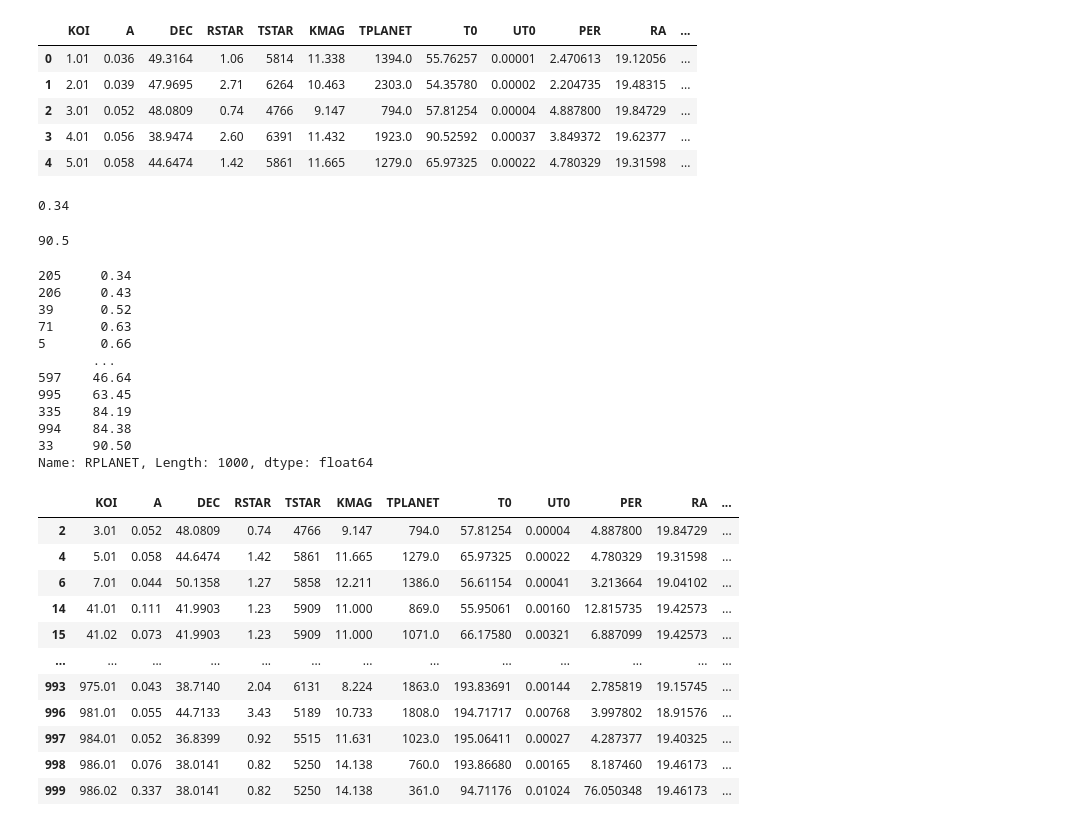
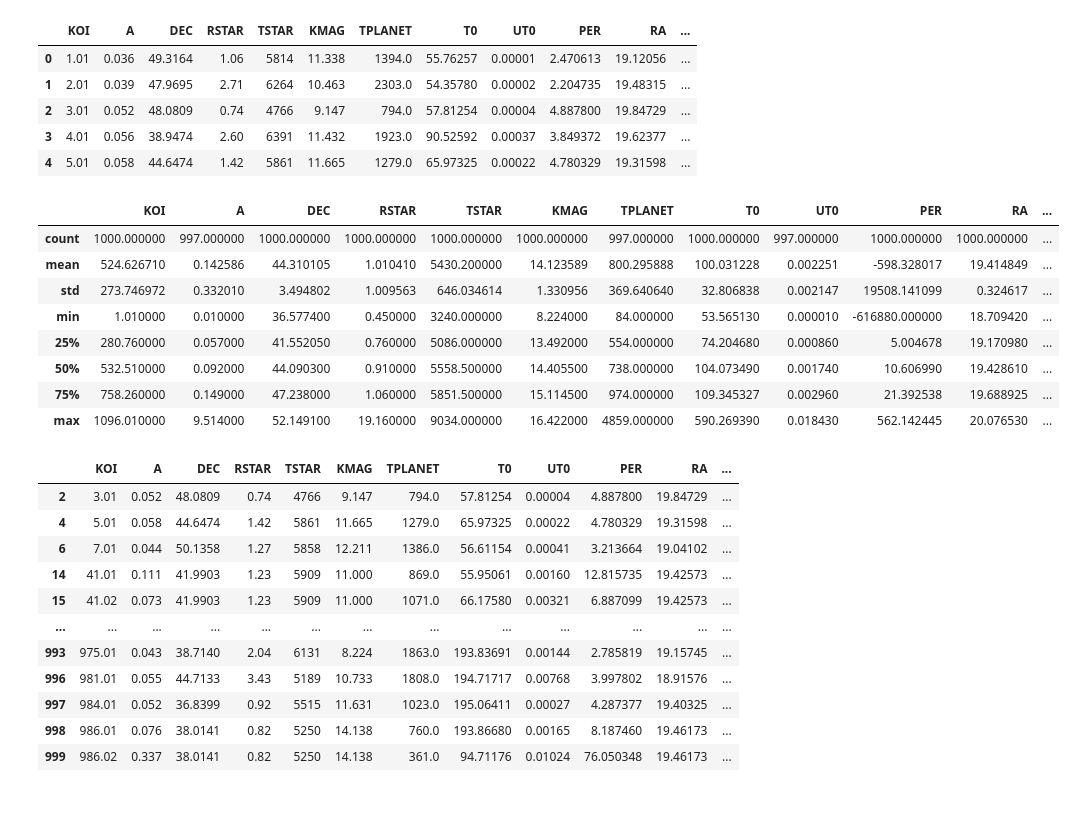
Before and after one commit to suartDS/dash_exoplanet_analysis, a Jupyter notebook: jupyter.ipynb, the cells around one changed output. Drawn from its saved outputs; the diff is of its cells as text; code cells hidden in the pictures.

```diff
--- a/jupyter.ipynb
+++ b/jupyter.ipynb
@@ -18,32 +17,21 @@ df.head()
 | 2 | 3.01 | 0.052 | 48.0809 | 0.74 | 4766 | 9.147 | 794.0 | 57.81254 | 0.00004 | 4.887800 | 19.84729 | ... |
 | 3 | 4.01 | 0.056 | 38.9474 | 2.60 | 6391 | 11.432 | 1923.0 | 90.52592 | 0.00037 | 3.849372 | 19.62377 | ... |
 | 4 | 5.01 | 0.058 | 44.6474 | 1.42 | 5861 | 11.665 | 1279.0 | 65.97325 | 0.00022 | 4.780329 | 19.31598 | ... |
-# %%
-min(df.RPLANET)
-# %% [output]
-0.34
-# %%
-max(df.RPLANET)
-# %% [output]
-90.5
+# %%
+df.describe()
+# %% [output]
+|  | KOI | A | DEC | RSTAR | TSTAR | KMAG | TPLANET | T0 | UT0 | PER | RA | ... |
+| count | 1000.000000 | 997.000000 | 1000.000000 | 1000.000000 | 1000.000000 | 1000.000000 | 997.000000 | 1000.000000 | 997.000000 | 1000.000000 | 1000.000000 | ... |
+| mean | 524.626710 | 0.142586 | 44.310105 | 1.010410 | 5430.200000 | 14.123589 | 800.295888 | 100.031228 | 0.002251 | -598.328017 | 19.414849 | ... |
+| std | 273.746972 | 0.332010 | 3.494802 | 1.009563 | 646.034614 | 1.330956 | 369.640640 | 32.806838 | 0.002147 | 19508.141099 | 0.324617 | ... |
+| min | 1.010000 | 0.010000 | 36.577400 | 0.450000 | 3240.000000 | 8.224000 | 84.000000 | 53.565130 | 0.000010 | -616880.000000 | 18.709420 | ... |
+| 25% | 280.760000 | 0.057000 | 41.552050 | 0.760000 | 5086.000000 | 13.492000 | 554.000000 | 74.204680 | 0.000860 | 5.004678 | 19.170980 | ... |
+| 50% | 532.510000 | 0.092000 | 44.090300 | 0.910000 | 5558.500000 | 14.405500 | 738.000000 | 104.073490 | 0.001740 | 10.606990 | 19.428610 | ... |
+| 75% | 758.260000 | 0.149000 | 47.238000 | 1.060000 | 5851.500000 | 15.114500 | 974.000000 | 109.345327 | 0.002960 | 21.392538 | 19.688925 | ... |
+| max | 1096.010000 | 9.514000 | 52.149100 | 19.160000 | 9034.000000 | 16.422000 | 4859.000000 | 590.269390 | 0.018430 | 562.142445 | 20.076530 | ... |
 # %%
 min_RPLANET_Df = min(df.RPLANET),
 max_RPLANET_Df = max(df.RPLANET)
-# %%
-df.RPLANET.sort_values(ascending=True)
-# %% [output]
-205     0.34
-206     0.43
-39      0.52
-71      0.63
-5       0.66
-       ...
-597    46.64
-995    63.45
-335    84.19
-994    84.38
-33     90.50
-Name: RPLANET, Length: 1000, dtype: float64
 # %%
 radius_range = (1, 10)
 # %%
```
Also changed, not shown: parts of 10 cells of this notebook, 1 other file.
